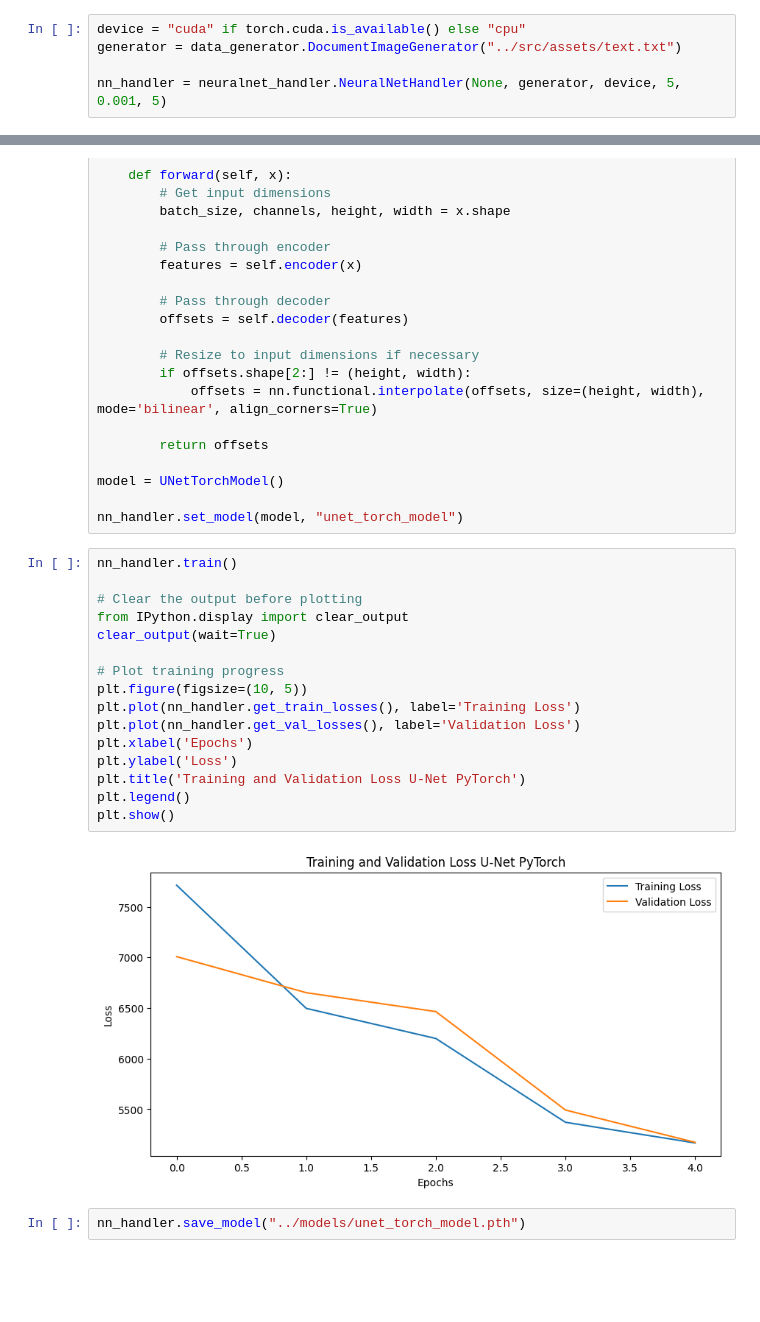
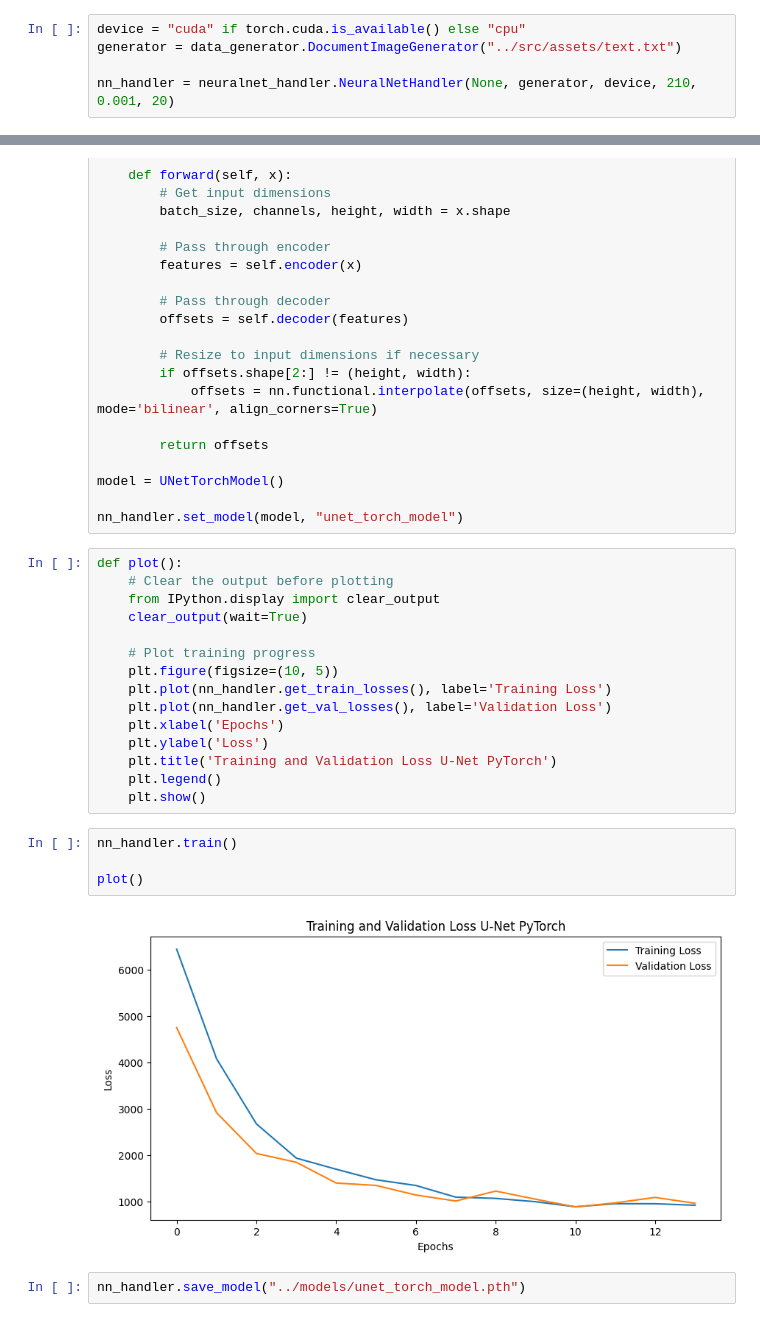
Before and after one commit to McQbis/BookScanner, a Jupyter notebook: server/ai_model/notebooks/train_model.ipynb, the cells around one changed output, grey strips where cells are left out. Saved outputs shown, nothing was run; the diff lists cells and outputs as text; blank space fills up the shorter version.

Commit message:
selection of parameters for training

```diff
--- a/server/ai_model/notebooks/train_model.ipynb
+++ b/server/ai_model/notebooks/train_model.ipynb
@@ -30,7 +30,7 @@ It is possible to set device where will be handle neural network. Image gnerator
 device = "cuda" if torch.cuda.is_available() else "cpu"
 generator = data_generator.DocumentImageGenerator("../src/assets/text.txt")
 
-nn_handler = neuralnet_handler.NeuralNetHandler(None, generator, device, 5, 0.001, 5)
+nn_handler = neuralnet_handler.NeuralNetHandler(None, generator, device, 210, 0.001, 20)
 # %% [output]
 Using device: cpu
 Model is None. Please provide a valid model using set_model() method.
@@ -93,23 +92,26 @@ model = UNetTorchModel()
 
 nn_handler.set_model(model, "unet_torch_model")
 # %%
-nn_handler.train()
+def plot():
+    # Clear the output before plotting
+    from IPython.display import clear_output
+    clear_output(wait=True)
 
-# Clear the output before plotting
-from IPython.display import clear_output
-clear_output(wait=True)
-
-# Plot training progress
-plt.figure(figsize=(10, 5))
-plt.plot(nn_handler.get_train_losses(), label='Training Loss')
-plt.plot(nn_handler.get_val_losses(), label='Validation Loss')
-plt.xlabel('Epochs')
-plt.ylabel('Loss')
-plt.title('Training and Validation Loss U-Net PyTorch')
-plt.legend()
-plt.show()
+    # Plot training progress
+    plt.figure(figsize=(10, 5))
+    plt.plot(nn_handler.get_train_losses(), label='Training Loss')
+    plt.plot(nn_handler.get_val_losses(), label='Validation Loss')
+    plt.xlabel('Epochs')
+    plt.ylabel('Loss')
+    plt.title('Training and Validation Loss U-Net PyTorch')
+    plt.legend()
+    plt.show()
-# %% [output]
-[figure, removed]
+# %%
+nn_handler.train()
+
+plot()
+# %% [output]
+[figure, added]
 # %%
 nn_handler.save_model("../models/unet_torch_model.pth")
 # %% [output]
```
Also changed, not shown: parts of 1 cell of this notebook, 2 other files.
